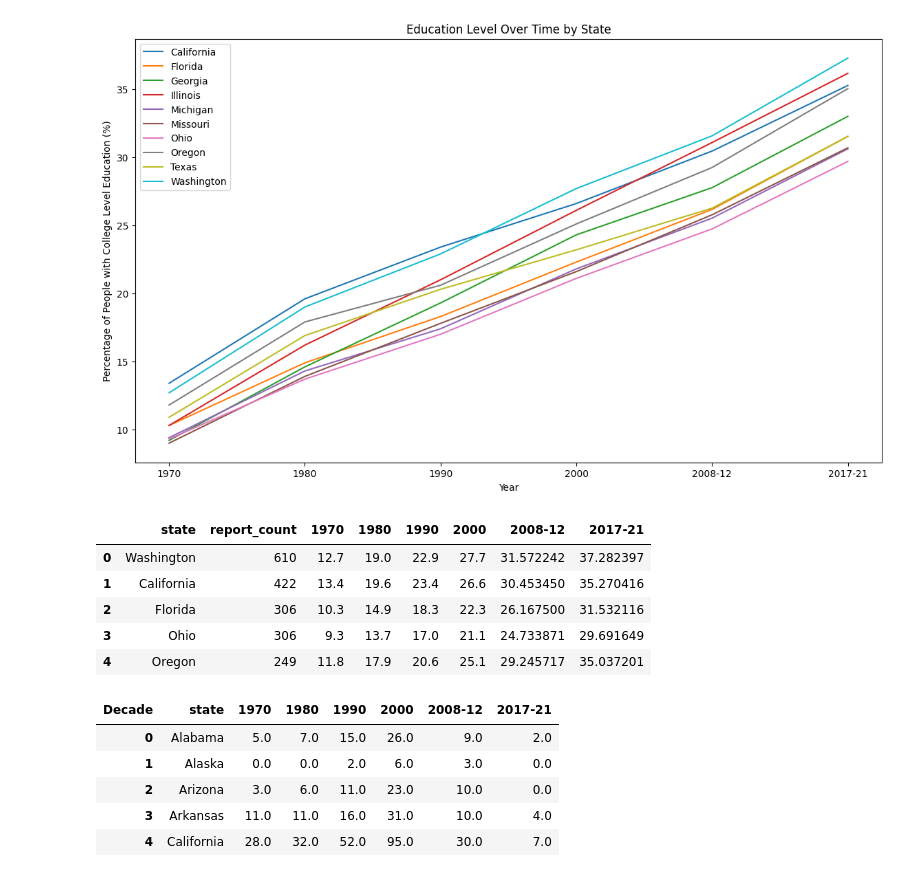
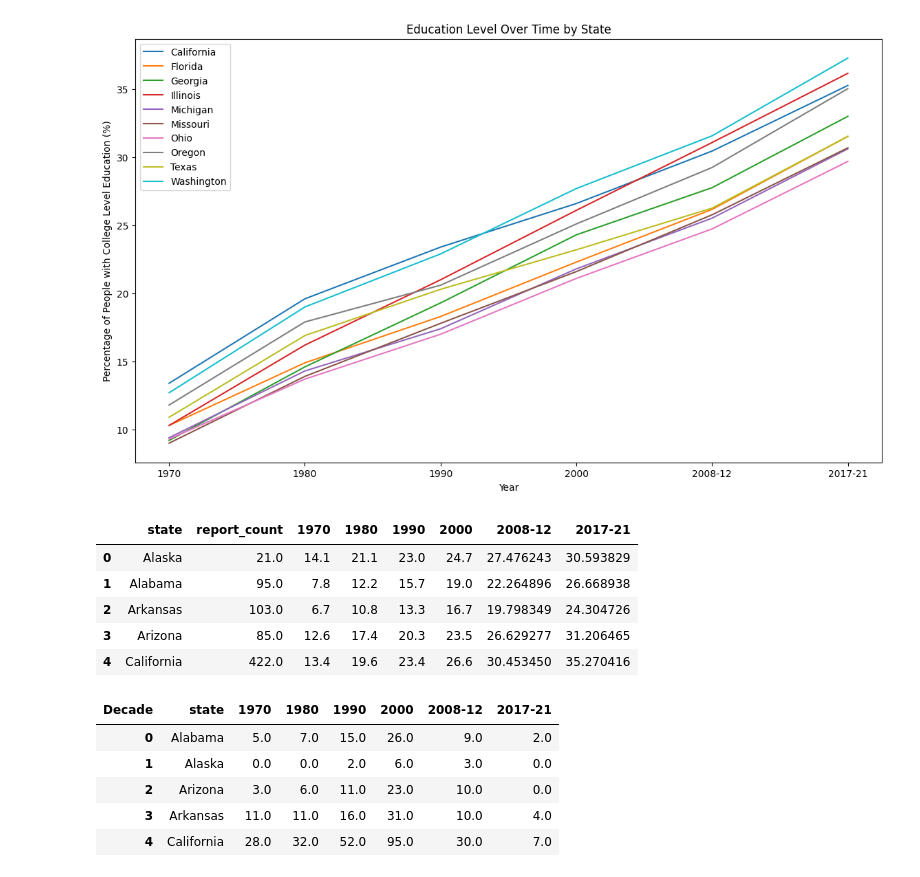
Before and after one commit to modestcharlie/2024Spr_projects, a Jupyter notebook: Final.ipynb, the cells around one changed output. Saved outputs shown, nothing was run; the diff lists cells and outputs as text; code cells hidden in the pictures.

```diff
--- a/Final.ipynb
+++ b/Final.ipynb
@@ -315,13 +300,14 @@ plt.show()
 # %% [output]
 [figure]
 # %%
-education_bigfoot_merged = pd.merge(state_report_counts, state_college_level_education_data, on='state', how='left')
+education_bigfoot_merged = pd.merge(state_report_counts, state_college_level_education_data, on='state', how='right')
+education_bigfoot_merged.fillna(0, inplace=True)
 education_bigfoot_merged.head()
 # %% [output]
 |  | state | report_count | 1970 | 1980 | 1990 | 2000 | 2008-12 | 2017-21 |
-| 0 | Washington | 610 | 12.7 | 19.0 | 22.9 | 27.7 | 31.572242 | 37.282397 |
-| 1 | California | 422 | 13.4 | 19.6 | 23.4 | 26.6 | 30.453450 | 35.270416 |
-| 2 | Florida | 306 | 10.3 | 14.9 | 18.3 | 22.3 | 26.167500 | 31.532116 |
-| 3 | Ohio | 306 | 9.3 | 13.7 | 17.0 | 21.1 | 24.733871 | 29.691649 |
-| 4 | Oregon | 249 | 11.8 | 17.9 | 20.6 | 25.1 | 29.245717 | 35.037201 |
+| 0 | Alaska | 21.0 | 14.1 | 21.1 | 23.0 | 24.7 | 27.476243 | 30.593829 |
+| 1 | Alabama | 95.0 | 7.8 | 12.2 | 15.7 | 19.0 | 22.264896 | 26.668938 |
+| 2 | Arkansas | 103.0 | 6.7 | 10.8 | 13.3 | 16.7 | 19.798349 | 24.304726 |
+| 3 | Arizona | 85.0 | 12.6 | 17.4 | 20.3 | 23.5 | 26.629277 | 31.206465 |
+| 4 | California | 422.0 | 13.4 | 19.6 | 23.4 | 26.6 | 30.453450 | 35.270416 |
 # %%
```
Also changed, not shown: parts of 18 cells of this notebook, 1 other file.
